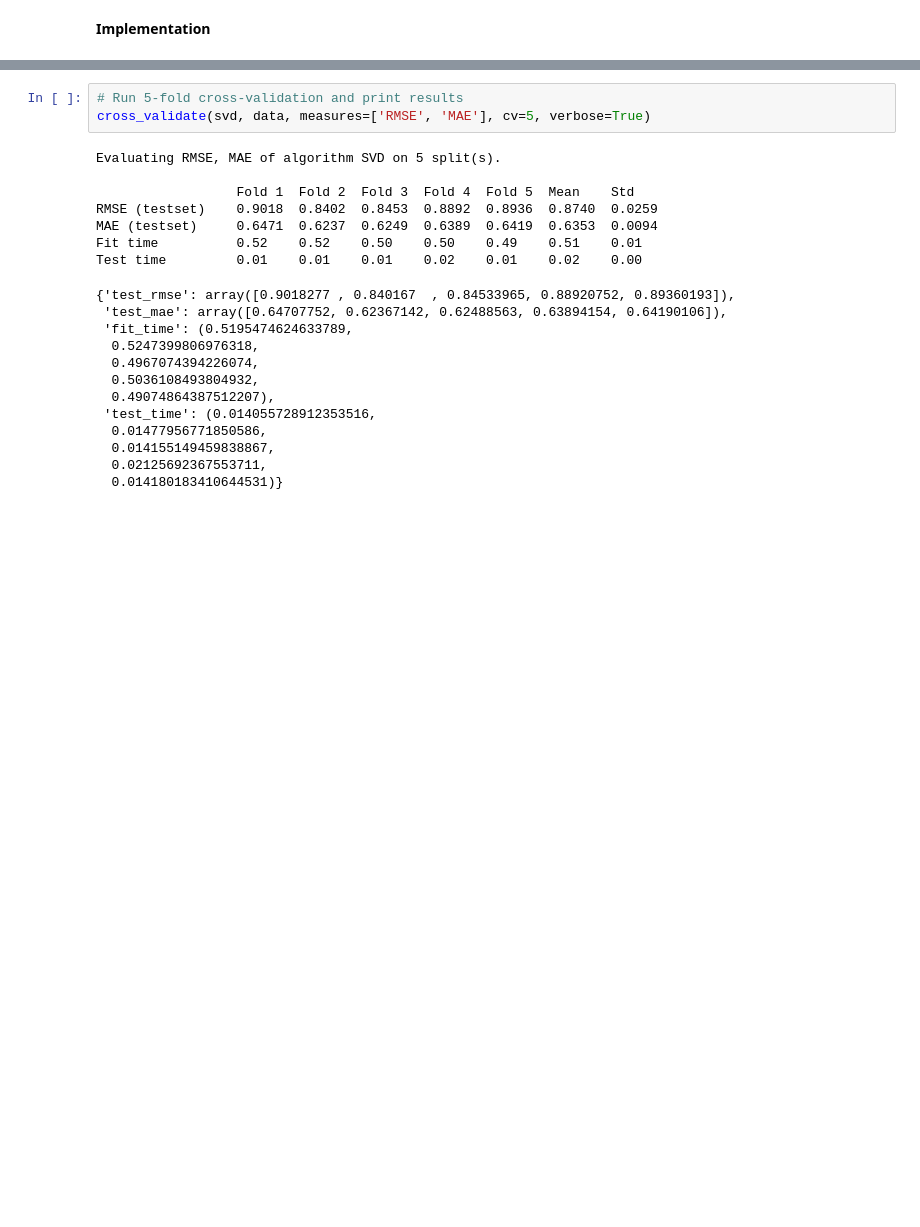
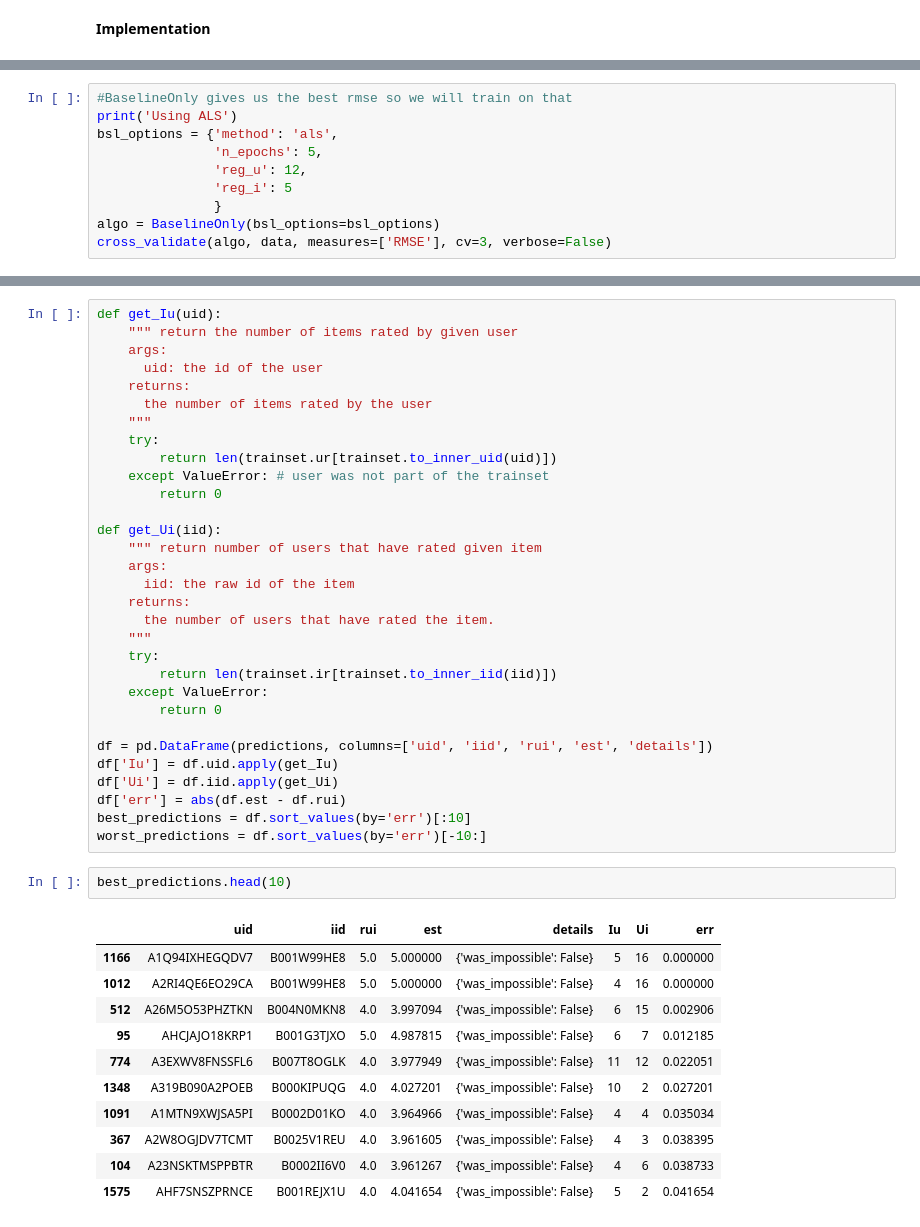
Before and after one commit to yjl0820/Recommender-System-ALS, a Jupyter notebook: Implementation_Platform.ipynb, the cells around one changed output, grey strips where cells are left out. Saved outputs shown, nothing was run; the diff lists cells and outputs as text; blank space fills up the shorter version.

```diff
--- a/Implementation_Platform.ipynb
+++ b/Implementation_Platform.ipynb
@@ -175,0 +244,10 @@ algo = SVD()
+# %%
+#BaselineOnly gives us the best rmse so we will train on that
+print('Using ALS')
+bsl_options = {'method': 'als',
+               'n_epochs': 5,
+               'reg_u': 12,
+               'reg_i': 5
+               }
+algo = BaselineOnly(bsl_options=bsl_options)
+cross_validate(algo, data, measures=['RMSE'], cv=3, verbose=False)
@@ -210,23 +286,45 @@ The recall for kf = 5:
-# %%
-# Run 5-fold cross-validation and print results
-cross_validate(svd, data, measures=['RMSE', 'MAE'], cv=5, verbose=True)
-# %% [output]
-Evaluating RMSE, MAE of algorithm SVD on 5 split(s).
-
-                  Fold 1  Fold 2  Fold 3  Fold 4  Fold 5  Mean    Std
-RMSE (testset)    0.9018  0.8402  0.8453  0.8892  0.8936  0.8740  0.0259
-MAE (testset)     0.6471  0.6237  0.6249  0.6389  0.6419  0.6353  0.0094
-Fit time          0.52    0.52    0.50    0.50    0.49    0.51    0.01
-Test time         0.01    0.01    0.01    0.02    0.01    0.02    0.00
-{'test_rmse': array([0.9018277 , 0.840167  , 0.84533965, 0.88920752, 0.89360193]),
- 'test_mae': array([0.64707752, 0.62367142, 0.62488563, 0.63894154, 0.64190106]),
- 'fit_time': (0.5195474624633789,
-  0.5247399806976318,
-  0.4967074394226074,
-  0.5036108493804932,
-  0.49074864387512207),
- 'test_time': (0.014055728912353516,
-  0.01477956771850586,
-  0.014155149459838867,
-  0.02125692367553711,
-  0.014180183410644531)}
+# %%
+def get_Iu(uid):
+    """ return the number of items rated by given user
+    args:
+      uid: the id of the user
+    returns:
+      the number of items rated by the user
+    """
+    try:
+        return len(trainset.ur[trainset.to_inner_uid(uid)])
+    except ValueError: # user was not part of the trainset
+        return 0
+
+def get_Ui(iid):
+    """ return number of users that have rated given item
+    args:
+      iid: the raw id of the item
+    returns:
+      the number of users that have rated the item.
+    """
+    try:
+        return len(trainset.ir[trainset.to_inner_iid(iid)])
+    except ValueError:
+        return 0
+
+df = pd.DataFrame(predictions, columns=['uid', 'iid', 'rui', 'est', 'details'])
+df['Iu'] = df.uid.apply(get_Iu)
+df['Ui'] = df.iid.apply(get_Ui)
+df['err'] = abs(df.est - df.rui)
+best_predictions = df.sort_values(by='err')[:10]
+worst_predictions = df.sort_values(by='err')[-10:]
+# %%
+best_predictions.head(10)
+# %% [output]
+|  | uid | iid | rui | est | details | Iu | Ui | err |
+| 1166 | A1Q94IXHEGQDV7 | B001W99HE8 | 5.0 | 5.000000 | {'was_impossible': False} | 5 | 16 | 0.000000 |
+| 1012 | A2RI4QE6EO29CA | B001W99HE8 | 5.0 | 5.000000 | {'was_impossible': False} | 4 | 16 | 0.000000 |
+| 512 | A26M5O53PHZTKN | B004N0MKN8 | 4.0 | 3.997094 | {'was_impossible': False} | 6 | 15 | 0.002906 |
+| 95 | AHCJAJO18KRP1 | B001G3TJXO | 5.0 | 4.987815 | {'was_impossible': False} | 6 | 7 | 0.012185 |
+| 774 | A3EXWV8FNSSFL6 | B007T8OGLK | 4.0 | 3.977949 | {'was_impossible': False} | 11 | 12 | 0.022051 |
+| 1348 | A319B090A2POEB | B000KIPUQG | 4.0 | 4.027201 | {'was_impossible': False} | 10 | 2 | 0.027201 |
+| 1091 | A1MTN9XWJSA5PI | B0002D01KO | 4.0 | 3.964966 | {'was_impossible': False} | 4 | 4 | 0.035034 |
+| 367 | A2W8OGJDV7TCMT | B0025V1REU | 4.0 | 3.961605 | {'was_impossible': False} | 4 | 3 | 0.038395 |
+| 104 | A23NSKTMSPPBTR | B0002II6V0 | 4.0 | 3.961267 | {'was_impossible': False} | 4 | 6 | 0.038733 |
+| 1575 | AHF7SNSZPRNCE | B001REJX1U | 4.0 | 4.041654 | {'was_impossible': False} | 5 | 2 | 0.041654 |
```
Also changed, not shown: parts of 12 cells of this notebook.
